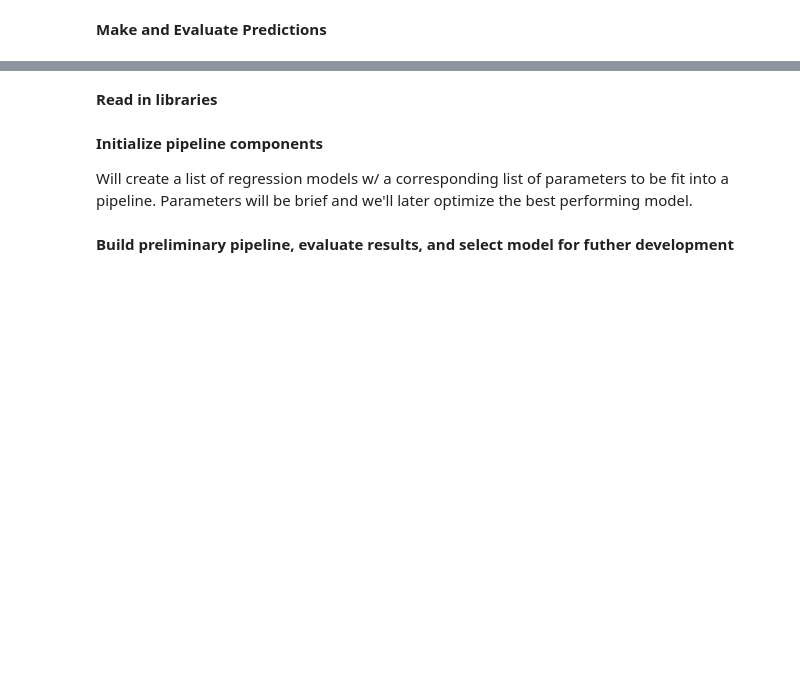
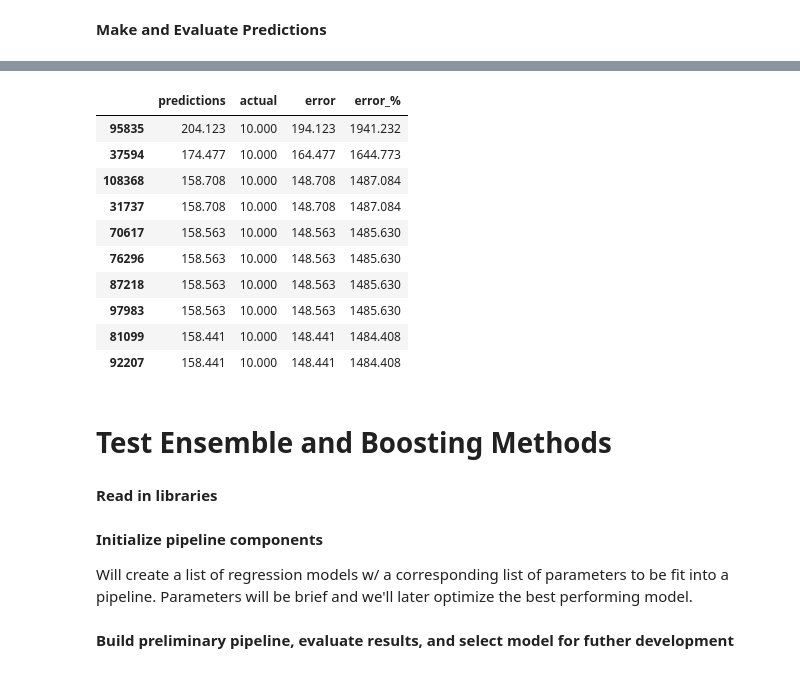
Before and after one commit to KishenSharma6/SF_Airbnb_Rental_Market_Analysis, a Jupyter notebook: Project_Codes/04_Modeling/2020_0604_Listings_ML_Development.ipynb, the cells around one changed output, grey strips where cells are left out. Cells and saved outputs as stored; diff of their text form; code cells hidden in the pictures; blank space fills up the shorter version.

```diff
--- a/Project_Codes/04_Modeling/2020_0604_Listings_ML_Development.ipynb
+++ b/Project_Codes/04_Modeling/2020_0604_Listings_ML_Development.ipynb
@@ -112,3 +136,20 @@ regression_metrics('Base DecisionTreeRegressor', X_train, y_train,preds)
+# %%
+#Display error dataframe
+display(base_errors.sort_values(by = 'error_%', ascending= False).head(10))
+# %% [output]
+|  | predictions | actual | error | error_% |
+| 95835 | 204.123 | 10.000 | 194.123 | 1941.232 |
+| 37594 | 174.477 | 10.000 | 164.477 | 1644.773 |
+| 108368 | 158.708 | 10.000 | 148.708 | 1487.084 |
+| 31737 | 158.708 | 10.000 | 148.708 | 1487.084 |
+| 70617 | 158.563 | 10.000 | 148.563 | 1485.630 |
+| 76296 | 158.563 | 10.000 | 148.563 | 1485.630 |
+| 87218 | 158.563 | 10.000 | 148.563 | 1485.630 |
+| 97983 | 158.563 | 10.000 | 148.563 | 1485.630 |
+| 81099 | 158.441 | 10.000 | 148.441 | 1484.408 |
+| 92207 | 158.441 | 10.000 | 148.441 | 1484.408 |
+# %% [markdown]
+# Test Ensemble and Boosting Methods
 # %% [markdown]
 **Read in libraries**
 # %%
```
Also changed, not shown: parts of 18 cells of this notebook.
